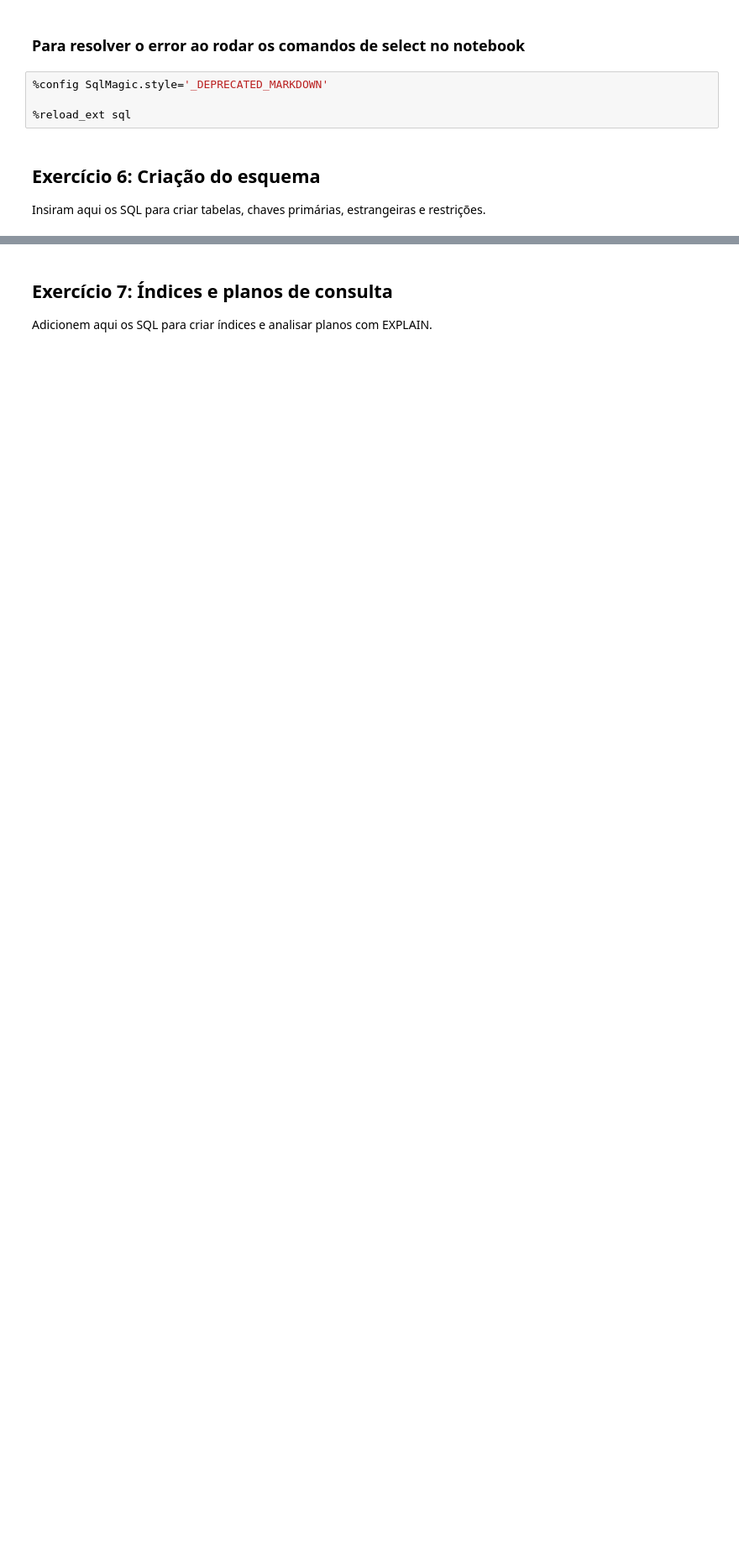
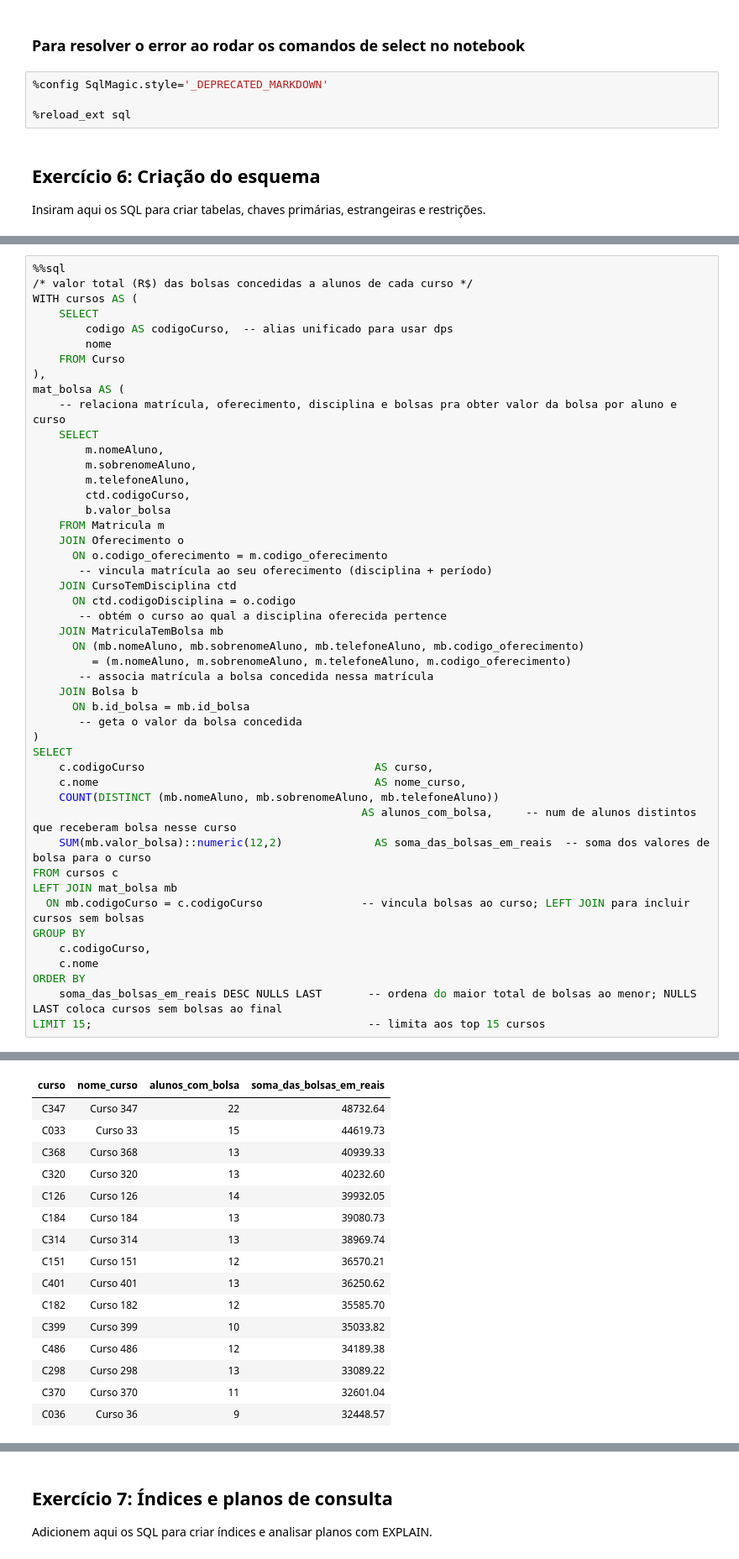
Before and after one commit to EnzoTM/TrabalhoFinalBD, a Jupyter notebook: trabalho_final_bd.ipynb, the cells around one changed output, grey strips where cells are left out. Shown: that part at 84% size. Saved outputs shown, nothing was run; the diff lists cells and outputs as text; blank space fills up the shorter version.

```diff
--- a/trabalho_final_bd.ipynb
+++ b/trabalho_final_bd.ipynb
@@ -40,0 +682,48 @@ SELECT current_database() AS db;
+# %%
+%%sql
+/* valor total (R$) das bolsas concedidas a alunos de cada curso */
+WITH cursos AS (
+    SELECT
+        codigo AS codigoCurso,  -- alias unificado para usar dps
+        nome
+    FROM Curso
+),
+mat_bolsa AS (
+    -- relaciona matrícula, oferecimento, disciplina e bolsas pra obter valor da bolsa por aluno e curso
+    SELECT
+        m.nomeAluno,
+        m.sobrenomeAluno,
+        m.telefoneAluno,
+        ctd.codigoCurso,
+        b.valor_bolsa
+    FROM Matricula m
+    JOIN Oferecimento o
+      ON o.codigo_oferecimento = m.codigo_oferecimento
+       -- vincula matrícula ao seu oferecimento (disciplina + período)
+    JOIN CursoTemDisciplina ctd
+      ON ctd.codigoDisciplina = o.codigo
+       -- obtém o curso ao qual a disciplina oferecida pertence
+    JOIN MatriculaTemBolsa mb
+      ON (mb.nomeAluno, mb.sobrenomeAluno, mb.telefoneAluno, mb.codigo_oferecimento)
+         = (m.nomeAluno, m.sobrenomeAluno, m.telefoneAluno, m.codigo_oferecimento)
+       -- associa matrícula a bolsa concedida nessa matrícula
+    JOIN Bolsa b
+      ON b.id_bolsa = mb.id_bolsa
+       -- geta o valor da bolsa concedida
+)
+SELECT
+    c.codigoCurso                                   AS curso,
+    c.nome                                          AS nome_curso,
+    COUNT(DISTINCT (mb.nomeAluno, mb.sobrenomeAluno, mb.telefoneAluno))
+                                                  AS alunos_com_bolsa,     -- num de alunos distintos que receberam bolsa nesse curso
+    SUM(mb.valor_bolsa)::numeric(12,2)              AS soma_das_bolsas_em_reais  -- soma dos valores de bolsa para o curso
+FROM cursos c
+LEFT JOIN mat_bolsa mb
+  ON mb.codigoCurso = c.codigoCurso               -- vincula bolsas ao curso; LEFT JOIN para incluir cursos sem bolsas
+GROUP BY
+    c.codigoCurso,
+    c.nome
+ORDER BY
+    soma_das_bolsas_em_reais DESC NULLS LAST       -- ordena do maior total de bolsas ao menor; NULLS LAST coloca cursos sem bolsas ao final
+LIMIT 15;                                          -- limita aos top 15 cursos
+# %% [output]
@@ -40,0 +732,16 @@ SELECT current_database() AS db;
+| curso | nome_curso | alunos_com_bolsa | soma_das_bolsas_em_reais |
+| C347 | Curso 347 | 22 | 48732.64 |
+| C033 | Curso 33 | 15 | 44619.73 |
+| C368 | Curso 368 | 13 | 40939.33 |
+| C320 | Curso 320 | 13 | 40232.60 |
+| C126 | Curso 126 | 14 | 39932.05 |
+| C184 | Curso 184 | 13 | 39080.73 |
+| C314 | Curso 314 | 13 | 38969.74 |
+| C151 | Curso 151 | 12 | 36570.21 |
+| C401 | Curso 401 | 13 | 36250.62 |
+| C182 | Curso 182 | 12 | 35585.70 |
+| C399 | Curso 399 | 10 | 35033.82 |
+| C486 | Curso 486 | 12 | 34189.38 |
+| C298 | Curso 298 | 13 | 33089.22 |
+| C370 | Curso 370 | 11 | 32601.04 |
+| C036 | Curso 36 | 9 | 32448.57 |
```
Also changed, not shown: parts of 29 cells of this notebook, 4 other files.
